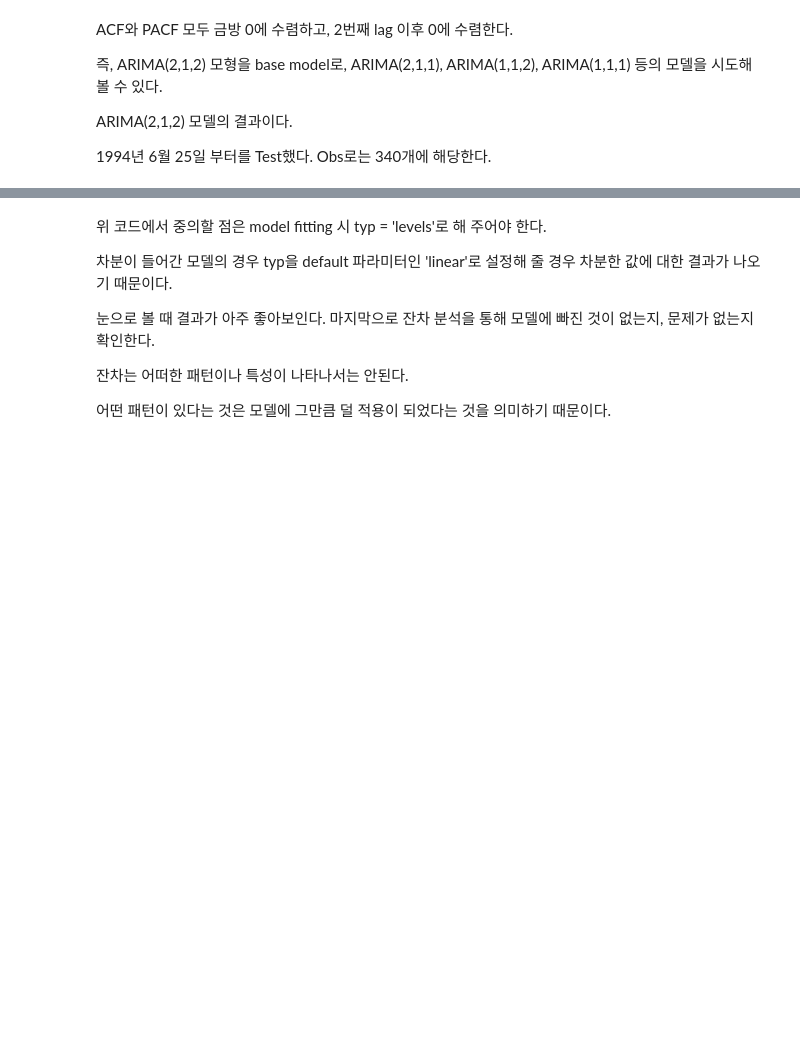
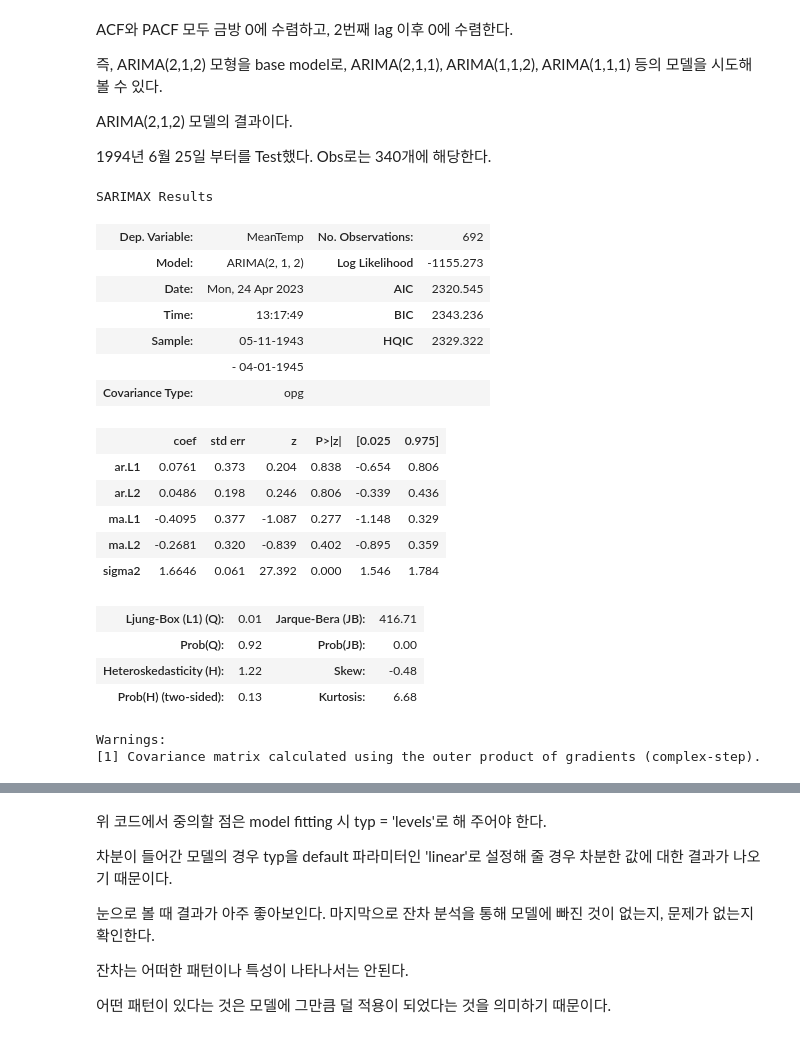
Before and after one commit to GUNWOOOH/ADP_-, a Jupyter notebook: 실습/ADP실습_3주차_시계열분석.ipynb, the cells around one changed output, grey strips where cells are left out. Drawn from its saved outputs; the diff is of its cells as text; code cells hidden in the pictures; blank space fills up the shorter version.

```diff
--- a/실습/ADP실습_3주차_시계열분석.ipynb
+++ b/실습/ADP실습_3주차_시계열분석.ipynb
@@ -348,0 +408,33 @@ plt.show()
+# %%
+from statsmodels.tsa.arima.model import ARIMA
+from pandas import datetime
+
+training = data[:"1945-04-01"]
+test = data.drop(training.index)
+# fit model
+model = ARIMA(training, order=(2,1,2))
+model_fit = model.fit()
+
+res = model.fit()
+res.summary()
+# %% [output]
+SARIMAX Results
+| Dep. Variable: | MeanTemp | No. Observations: | 692 |
+| Model: | ARIMA(2, 1, 2) | Log Likelihood | -1155.273 |
+| Date: | Mon, 24 Apr 2023 | AIC | 2320.545 |
+| Time: | 13:17:49 | BIC | 2343.236 |
+| Sample: | 05-11-1943 | HQIC | 2329.322 |
+|  | - 04-01-1945 |  |  |
+| Covariance Type: | opg |  |  |
+|  | coef | std err | z | P>|z| | [0.025 | 0.975] |
+| ar.L1 | 0.0761 | 0.373 | 0.204 | 0.838 | -0.654 | 0.806 |
+| ar.L2 | 0.0486 | 0.198 | 0.246 | 0.806 | -0.339 | 0.436 |
+| ma.L1 | -0.4095 | 0.377 | -1.087 | 0.277 | -1.148 | 0.329 |
+| ma.L2 | -0.2681 | 0.320 | -0.839 | 0.402 | -0.895 | 0.359 |
+| sigma2 | 1.6646 | 0.061 | 27.392 | 0.000 | 1.546 | 1.784 |
+| Ljung-Box (L1) (Q): | 0.01 | Jarque-Bera (JB): | 416.71 |
+| Prob(Q): | 0.92 | Prob(JB): | 0.00 |
+| Heteroskedasticity (H): | 1.22 | Skew: | -0.48 |
+| Prob(H) (two-sided): | 0.13 | Kurtosis: | 6.68 |
+Warnings:
+[1] Covariance matrix calculated using the outer product of gradients (complex-step).
```
Also changed, not shown: parts of 32 cells of this notebook.
